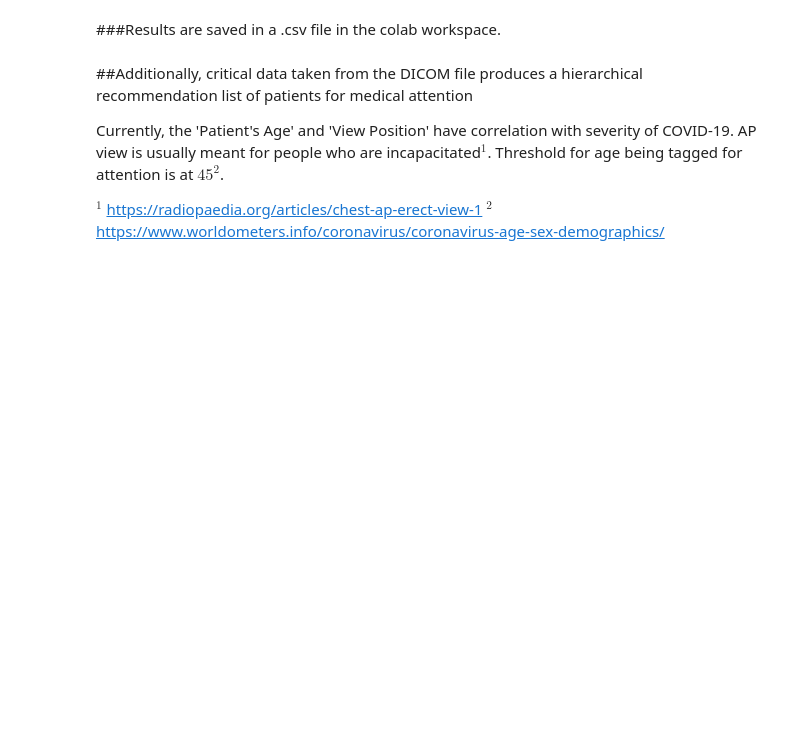
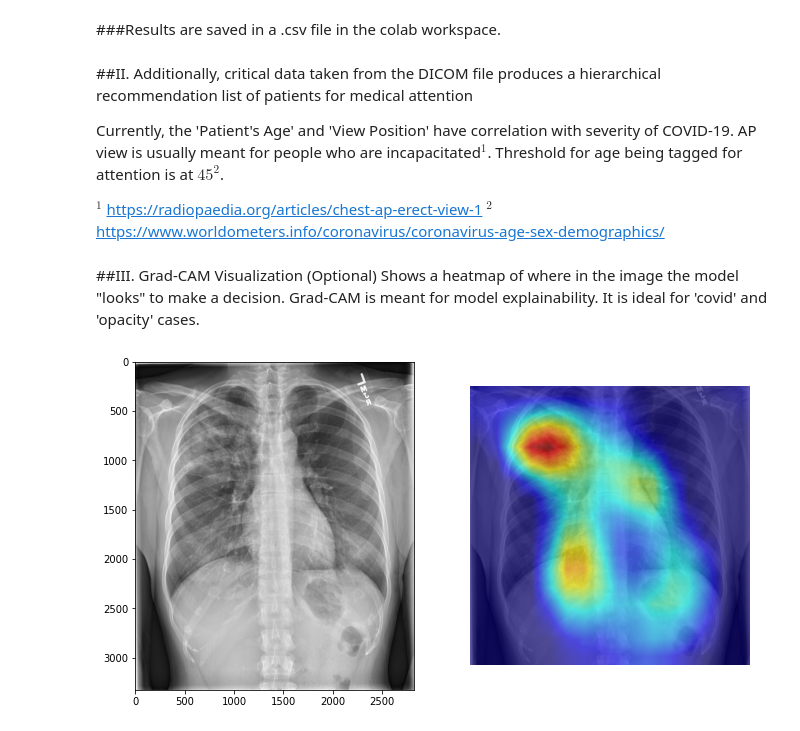
Before and after one commit to ajsanjoaquin/COVID-19-Scanner, a Jupyter notebook: covidtesting_notebook(Resnet34).ipynb, the cells around one changed output. Saved outputs shown, nothing was run; the diff lists cells and outputs as text; code cells hidden in the pictures; blank space fills up the shorter version.

Commit message:
add Grad-CAM

```diff
--- a/covidtesting_notebook(Resnet34).ipynb
+++ b/covidtesting_notebook(Resnet34).ipynb
@@ -152,6 +154,7 @@ model_r34.eval()
 
 test_transforms = transforms.Compose([
     transforms.Resize(512),
+    transforms.CenterCrop(512),
     transforms.ToTensor(),
     transforms.Normalize(mean=[0.485, 0.456, 0.406],
                     std=[0.229, 0.224, 0.225])
@@ -159,7 +162,7 @@ test_transforms = transforms.Compose([
 
 def predict_image(model,image):
     softmaxer = torch.nn.Softmax(dim=1)
-    image_tensor = PIL.Image.open(image)
+    image_tensor = Image.open(image)
     image_tensor = image_tensor.convert('RGB')
     image_tensor = test_transforms(image_tensor).float()
     image_tensor=image_tensor.unsqueeze(0)
@@ -194,7 +197,7 @@ final_df['PatientAge'] = pd.to_numeric(final_df['PatientAge'], errors='coerce')
 
 final_df.to_csv('results.csv', header=True, index=False)
 # %% [markdown]
-##Additionally, critical data taken from the DICOM file produces a hierarchical recommendation list of patients for medical attention
+##II. Additionally, critical data taken from the DICOM file produces a hierarchical recommendation list of patients for medical attention
 
 Currently, the 'Patient's Age' and 'View Position' have correlation with severity of COVID-19. AP view is usually meant for people who are incapacitated$^1$.
 Threshold for age being tagged for attention is at $45^2$.
@@ -213,3 +216,6 @@ if not for_testing_df.empty:
   for_testing_df.to_csv('Priority.csv',header=True, index=False)
 if  not critical_df.empty:
   critical_df.to_csv('Critical_priority.csv',header=True, index=False)
+# %% [markdown]
+##III. Grad-CAM Visualization (Optional)
+Shows a heatmap of where in the image the model "looks" to make a decision. Grad-CAM is meant for model explainability. It is ideal for 'covid' and 'opacity' cases.
@@ -215,0 +282,26 @@ if  not critical_df.empty:
+# %%
+def use_gradcam(model,img_path,save=False):
+  image=Image.open(img_path).convert('RGB')
+  layer4=model[0][-1]
+  heatmap_layer=layer4[2].conv2
+  input_tensor=test_transforms(image)
+
+  #get filename without extension
+  filename=os.path.basename(img_path)[:-4]
+  grad_image = grad_cam(model, input_tensor, heatmap_layer)
+  if(save):
+    plt.savefig(filename+'grad-cam')
+
+  # figure size in inches
+  rcParams['figure.figsize'] = 11 ,8
+
+  #display figures
+  fig, ax = plt.subplots(1,2)
+  ax[0].imshow(image)
+  plt.axis('off')
+  ax[1].imshow(grad_image)
+  plt.axis('off')
+
+use_gradcam(model_r34,'test/0.png')
+# %% [output]
+[figure, added]
```
Also changed, not shown: parts of 8 cells of this notebook.
